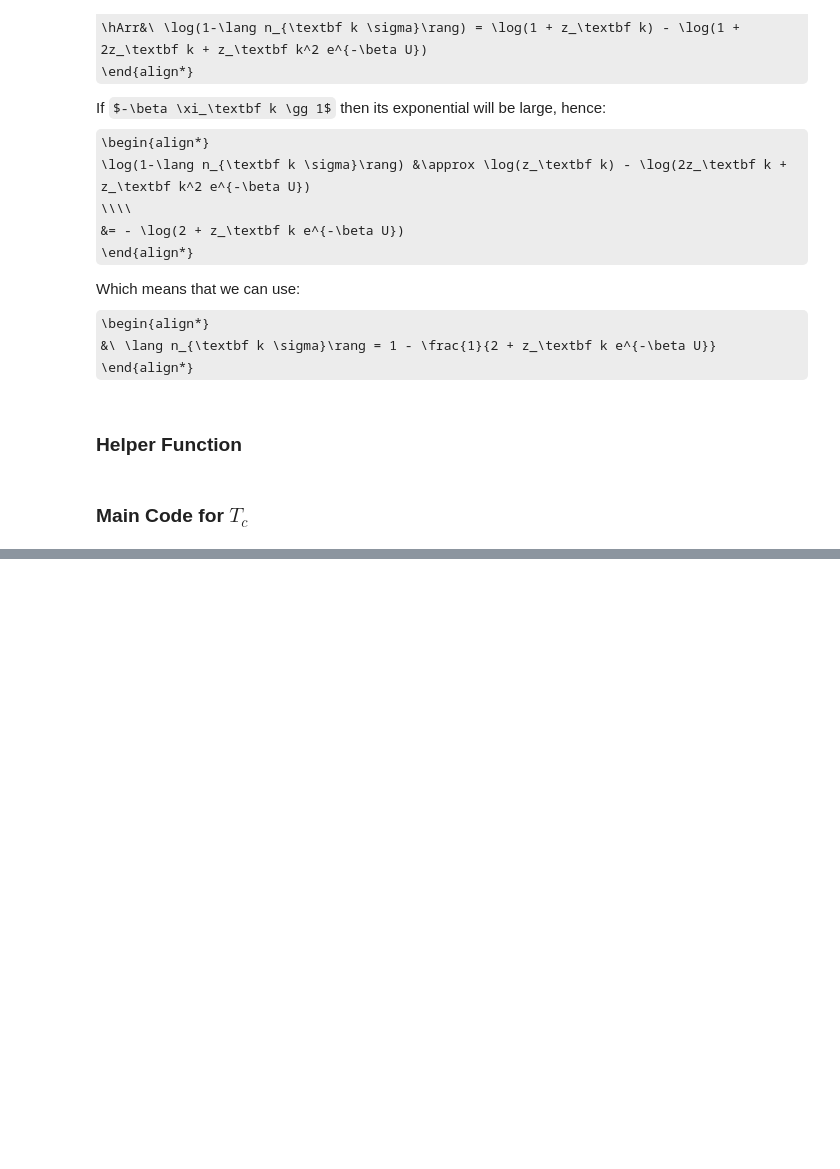
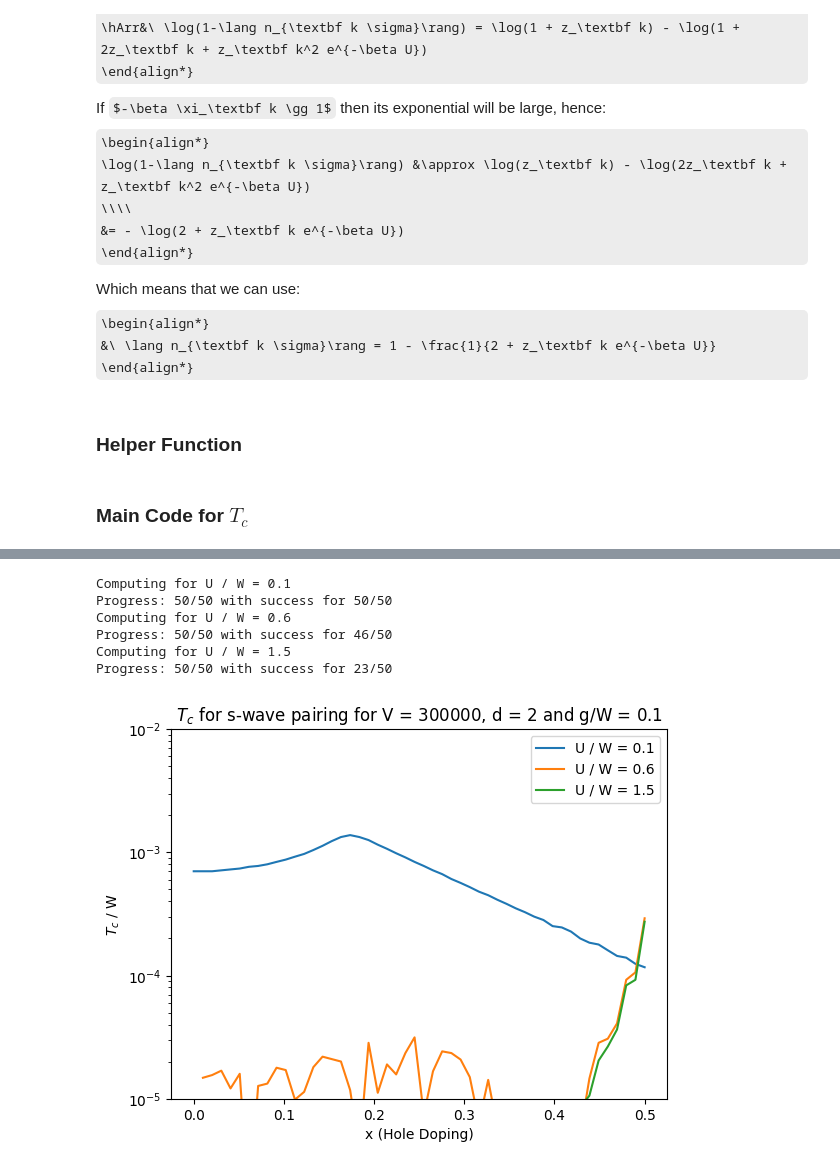
Before and after one commit to guilhermebaos/QUARMEN-Lessons, a Jupyter notebook: Master-Thesis/03-Philip-Phillips-pairing.ipynb, the cells around one changed output, grey strips where cells are left out. Drawn from its saved outputs; the diff is of its cells as text; code cells hidden in the pictures; some formulas as TeX source; blank space fills up the shorter version.

Commit message:
[Thesis] Code for d-wave Tc

```diff
--- a/Master-Thesis/03-Philip-Phillips-pairing.ipynb
+++ b/Master-Thesis/03-Philip-Phillips-pairing.ipynb
@@ -768,0 +708,80 @@ Success for 25/25
+# %%
+# PARAMETERS
+
+# Model
+d = 2
+W = 4 * d
+
+V = 300_000
+g = 0.1 * W
+
+dwave = False
+
+
+# Search area
+Tc_min = 1e-5
+Tc_max = 1e-2
+
+
+# Errors
+mu_eps = 2e-4
+Tc_eps = 1e-2
+
+
+# Compute
+x_min = 0
+x_max = 0.50
+x_ste = 50
+
+xx = np.linspace(x_min, x_max, x_ste)
+
+
+# Interactions
+uu = np.array([0.1, 0.6, 1.5]) * W
+for U in uu:
+    print(f"Computing for U / W = {U / W:.1f}")
+
+    tt = np.zeros_like(xx)
+    succ = 0
+    for index, x in enumerate(xx):
+        # Filling factor
+        n = 1 - x
+
+        # Try to compute Tc
+        try:
+            tt[index] = TcTf(d, n, V, U, g, mu_eps=mu_eps, Tc_eps=Tc_eps, dwave=dwave) / W
+            succ += 1
+        except ValueError as e:
+            # Set result to invalid
+            tt[index] = -1
+
+            # Debugging
+            # print(e)
+
+        # Show progress
+        print(f"\rProgress: {index + 1}/{x_ste} with success for {succ}/{x_ste}", end="")
+
+    # Reset print
+    print("")
+
+    # Valid critical temperatures
+    valid = tt > 0
+
+    # Plot
+    plt.plot(xx[valid], tt[valid], label = f"U / W = {U / W:.1f}")
+
+plt.title(f"$T_c$ for {'d-wave' if dwave else 's-wave'} pairing for V = {V}, d = {d} and g/W = {g/W:.1f}")
+plt.xlabel("x (Hole Doping)")
+plt.ylabel("$T_c$ / W")
+plt.yscale("log")
+plt.ylim(Tc_min, Tc_max)
+plt.legend()
+plt.show()
+# %% [output]
+Computing for U / W = 0.1
+Progress: 50/50 with success for 50/50
+Computing for U / W = 0.6
+Progress: 50/50 with success for 46/50
+Computing for U / W = 1.5
+Progress: 50/50 with success for 23/50
+[figure, added]
```
Also changed, not shown: parts of 2 cells of this notebook, 6 other files.
